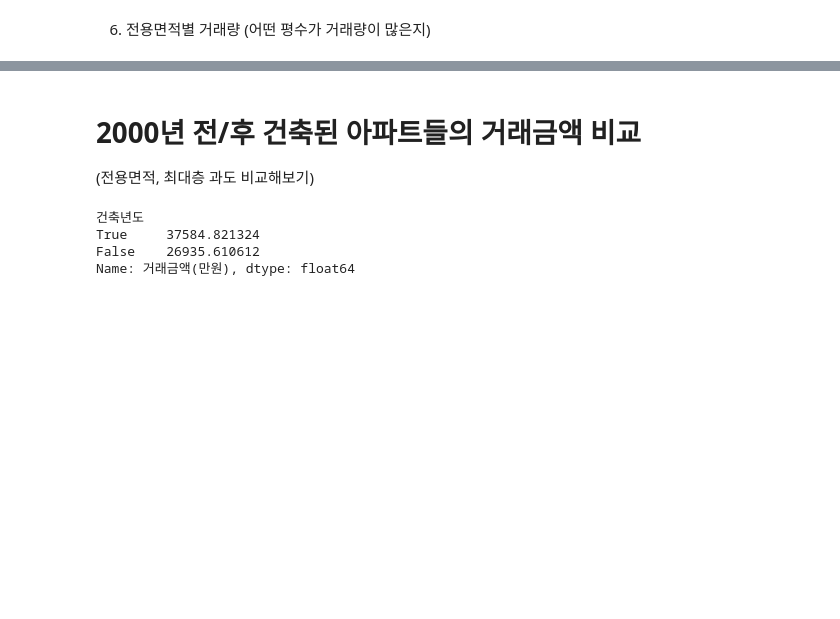
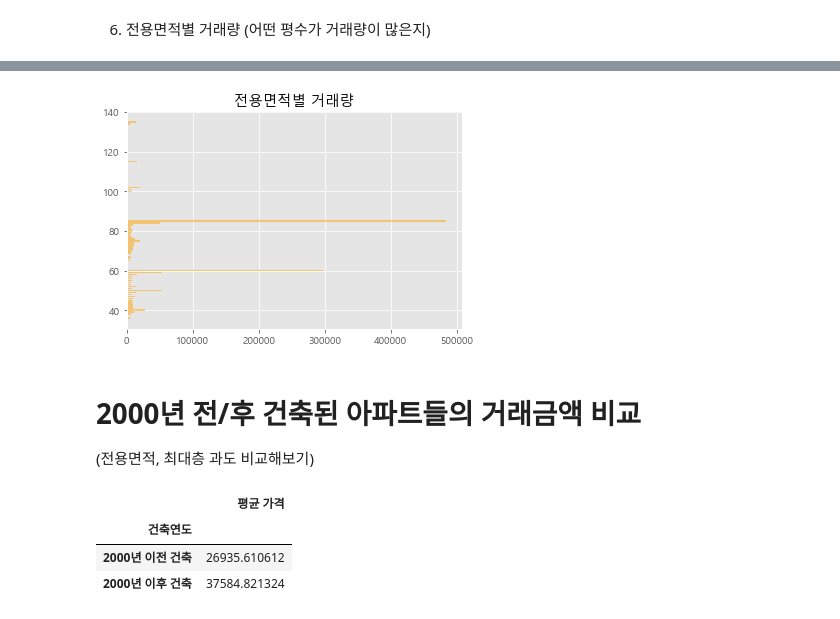
Before and after one commit to 3420ally/ESAA, a Jupyter notebook: ESAA_전국 아파트 매매가 분석 및 예측 프로젝트.ipynb, the cells around one changed output, grey strips where cells are left out. Saved outputs shown, nothing was run; the diff lists cells and outputs as text; code cells hidden in the pictures; blank space fills up the shorter version.

```diff
--- a/ESAA_전국 아파트 매매가 분석 및 예측 프로젝트.ipynb
+++ b/ESAA_전국 아파트 매매가 분석 및 예측 프로젝트.ipynb
@@ -232,0 +274,7 @@ Name: 거래금액(만원), Length: 34634, dtype: int64
+# %%
+apt171819['전용면적 올림'] = round(apt171819['전용면적(㎡)'])
+volume_by_total_surface = apt171819.groupby('전용면적 반올림').count()
+volume_by_total_surface['전용면적별 거래량'] = volume_by_total_surface['거래금액(만원)']
+volume_by_total_surface = volume_by_total_surface.loc[:,['전용면적별 거래량']]
+volume_by_total_surface = volume_by_total_surface.sort_values('전용면적별 거래량', ascending=False)
+volume_by_total_surface  # 85㎡ - 약 25~6평/ 60㎡ - 약 18평 정도 거래량이 월등히 많음
@@ -233,13 +296,26 @@ Name: 거래금액(만원), Length: 34634, dtype: int64
+# %%
+volume_by_total_surface_top50 = volume_by_total_surface.iloc[:50]
+volume_by_total_surface_top50
+plt.rc('font', family='Malgun Gothic')
+plt.title("전용면적별 거래량")
+plt.barh(volume_by_total_surface_top50.index, volume_by_total_surface_top50['전용면적별 거래량'], color='orange', alpha = 0.5)
+plt.show() # 주로 40㎡(12평) ~ 90㎡ (27평) 사이의 아파트가 많이 거래됨
+# %% [output]
+[figure, added]
 # %% [markdown]
 # 2000년 전/후 건축된 아파트들의 거래금액 비교
 (전용면적, 최대층 과도 비교해보기)
-# %%
-before_2000 = apt171819['건축년도'] < 2000
-after_2000 = apt171819['건축년도'] >= 2000
-meanprice_before_2000 = apt171819.groupby(after_2000)['거래금액(만원)'].mean().sort_values(ascending=False)
-meanprice_before_2000 #다시해보기. 2000년대 이후 지어진 아파트들이 평균 거래가격이 높음
-# %% [output]
-건축년도
-True     37584.821324
-False    26935.610612
-Name: 거래금액(만원), dtype: float64
+# %%
+apt171819['건축연도']=0
+apt171819.loc[(apt171819['건축년도'] < 2000), '건축연도'] = '2000년 이전 건축'
+apt171819.loc[(apt171819['건축년도'] >= 2000), '건축연도'] = '2000년 이후 건축'
+
+meanprice_2000_contrast = apt171819.groupby('건축연도').mean()
+meanprice_2000_contrast['평균 가격'] = meanprice_2000_contrast['거래금액(만원)']
+meanprice_2000_contrast = meanprice_2000_contrast.loc[:,['평균 가격']]
+meanprice_2000_contrast
+# %% [output]
+|  | 평균 가격 |
+| 건축연도 |  |
+| 2000년 이전 건축 | 26935.610612 |
+| 2000년 이후 건축 | 37584.821324 |
```
Also changed, not shown: parts of 29 cells of this notebook, 1 other file.
